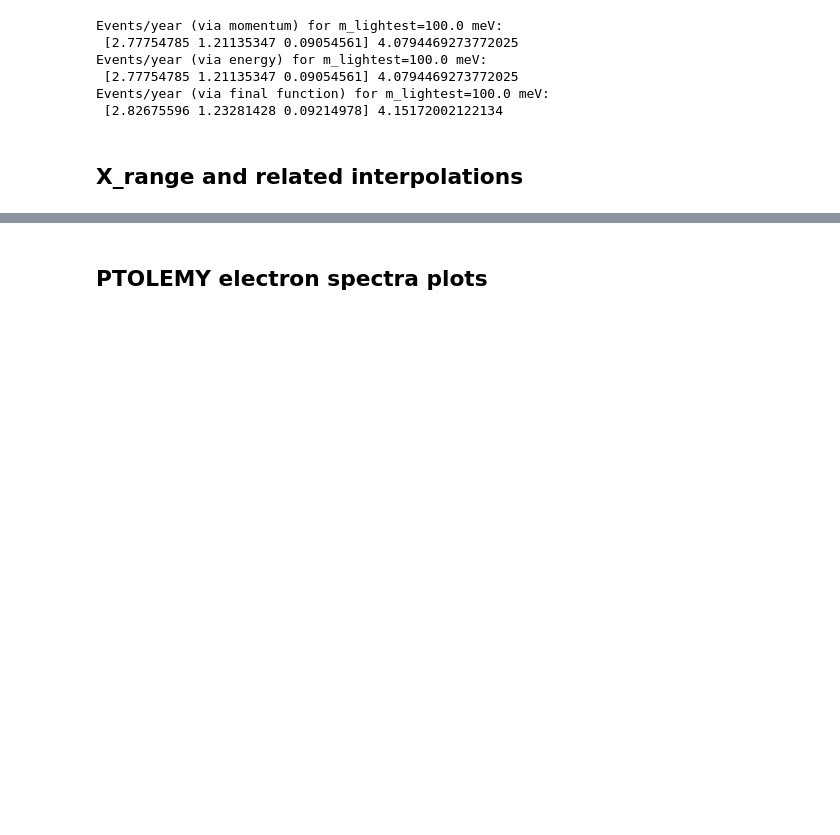
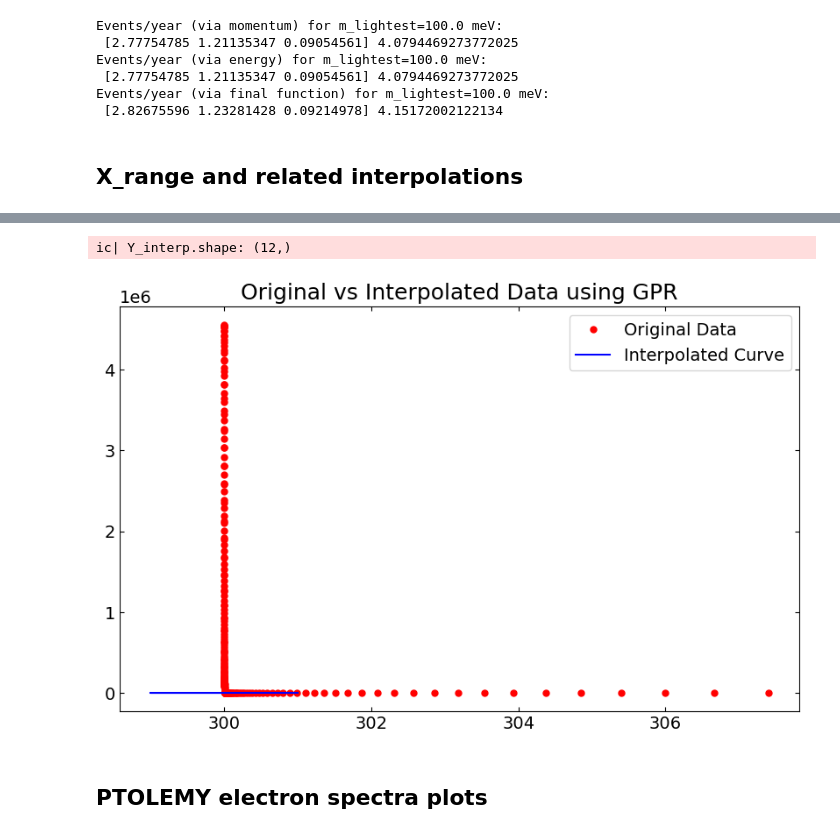
Before and after one commit to Fabian-Zimmer/PTOLEMY_spectra, a Jupyter notebook: project_PTOLEMY_electron_spectra.ipynb, the cells around one changed output, grey strips where cells are left out. Saved outputs shown, nothing was run; the diff lists cells and outputs as text; code cells hidden in the pictures; blank space fills up the shorter version.

```diff
--- a/project_PTOLEMY_electron_spectra.ipynb
+++ b/project_PTOLEMY_electron_spectra.ipynb
@@ -666,2 +485,25 @@ plt.show(); plt.close()
+# %%
+X_interp = jnp.linspace(X_start, X_stop, reso_x)
+Y_interp, sigma = Ptolemy.gpr_interpolation_with_0_padding(Energy_x, Energy_y, X_interp)
+
+ic(Y_interp.shape)
+
+def plot_interpolation(x_original, y_original, x_interpolated, y_interpolated, sigma):
+
+    plt.figure(figsize=(10, 6))
+    plt.plot(x_original, y_original, 'r.', markersize=10, label='Original Data')
+    plt.plot(x_interpolated, y_interpolated, 'b-', label='Interpolated Curve')
+    plt.fill_between(x_interpolated, y_interpolated - sigma, y_interpolated + sigma, alpha=0.2, color='b')
+    plt.title('Original vs Interpolated Data using GPR')
+    # plt.xlim(-12, 100)
+    # plt.xlim(300,300.002)
+    plt.legend()
+    plt.show()
+
+
+plot_interpolation(Energy_x, Energy_y, X_interp, Y_interp, sigma)
+# %% [output]
+ic| Y_interp.shape: (12,)
+[figure, added]
 # %% [markdown]
 ## PTOLEMY electron spectra plots
```
Also changed, not shown: parts of 6 cells of this notebook.
